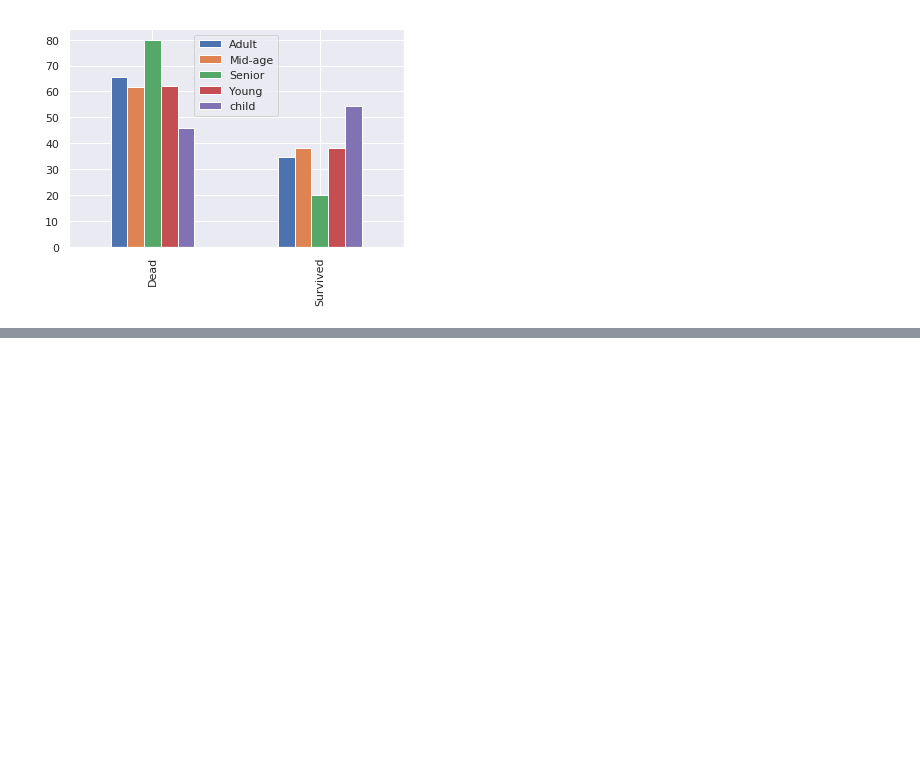
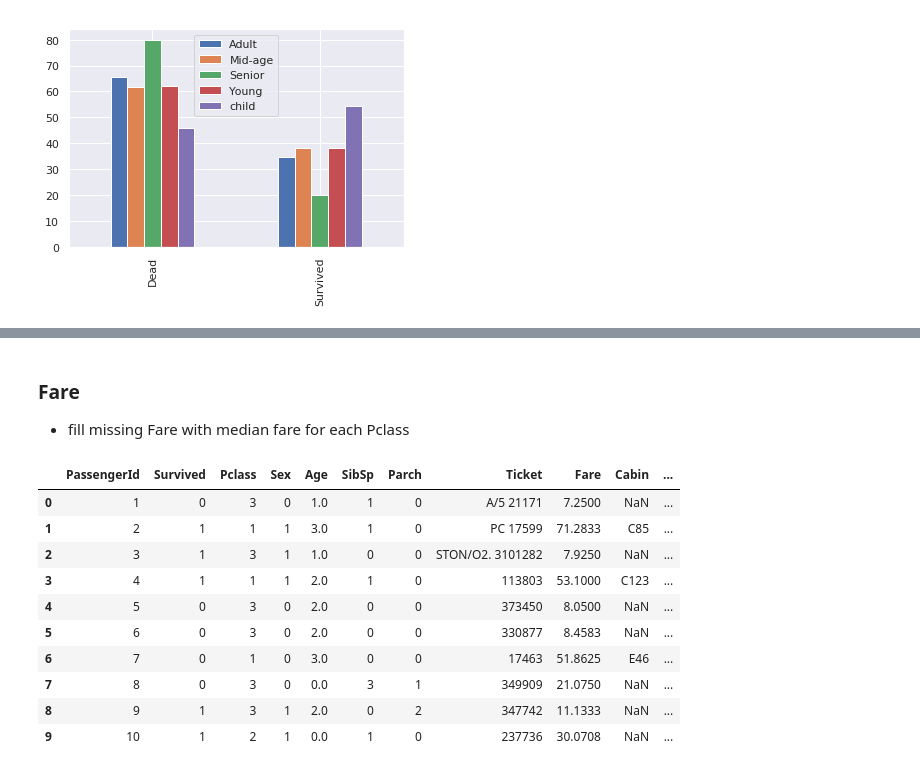
Before and after one commit to SkinkaDS/Titanic, a Jupyter notebook: thaynnara/titanic.ipynb, the cells around one changed output, grey strips where cells are left out. Saved outputs shown, nothing was run; the diff lists cells and outputs as text; code cells hidden in the pictures; blank space fills up the shorter version.

```diff
--- a/thaynnara/titanic.ipynb
+++ b/thaynnara/titanic.ipynb
@@ -469,0 +536,21 @@ df.plot(kind="bar")
+# %% [markdown]
+### Fare
+
+- fill missing Fare with median fare for each Pclass
+# %%
+dataFrame["Fare"].fillna(dataFrame.groupby("Pclass")["Fare"].transform("median"), inplace=True)
+test["Fare"].fillna(dataFrame.groupby("Pclass")["Fare"].transform("median"), inplace=True)
+# %%
+dataFrame.head(10)
+# %% [output]
+|  | PassengerId | Survived | Pclass | Sex | Age | SibSp | Parch | Ticket | Fare | Cabin | ... |
+| 0 | 1 | 0 | 3 | 0 | 1.0 | 1 | 0 | A/5 21171 | 7.2500 | NaN | ... |
+| 1 | 2 | 1 | 1 | 1 | 3.0 | 1 | 0 | PC 17599 | 71.2833 | C85 | ... |
+| 2 | 3 | 1 | 3 | 1 | 1.0 | 0 | 0 | STON/O2. 3101282 | 7.9250 | NaN | ... |
+| 3 | 4 | 1 | 1 | 1 | 2.0 | 1 | 0 | 113803 | 53.1000 | C123 | ... |
+| 4 | 5 | 0 | 3 | 0 | 2.0 | 0 | 0 | 373450 | 8.0500 | NaN | ... |
+| 5 | 6 | 0 | 3 | 0 | 2.0 | 0 | 0 | 330877 | 8.4583 | NaN | ... |
+| 6 | 7 | 0 | 1 | 0 | 3.0 | 0 | 0 | 17463 | 51.8625 | E46 | ... |
+| 7 | 8 | 0 | 3 | 0 | 0.0 | 3 | 1 | 349909 | 21.0750 | NaN | ... |
+| 8 | 9 | 1 | 3 | 1 | 2.0 | 0 | 2 | 347742 | 11.1333 | NaN | ... |
+| 9 | 10 | 1 | 2 | 1 | 0.0 | 1 | 0 | 237736 | 30.0708 | NaN | ... |
```
Also changed, not shown: parts of 10 cells of this notebook.
